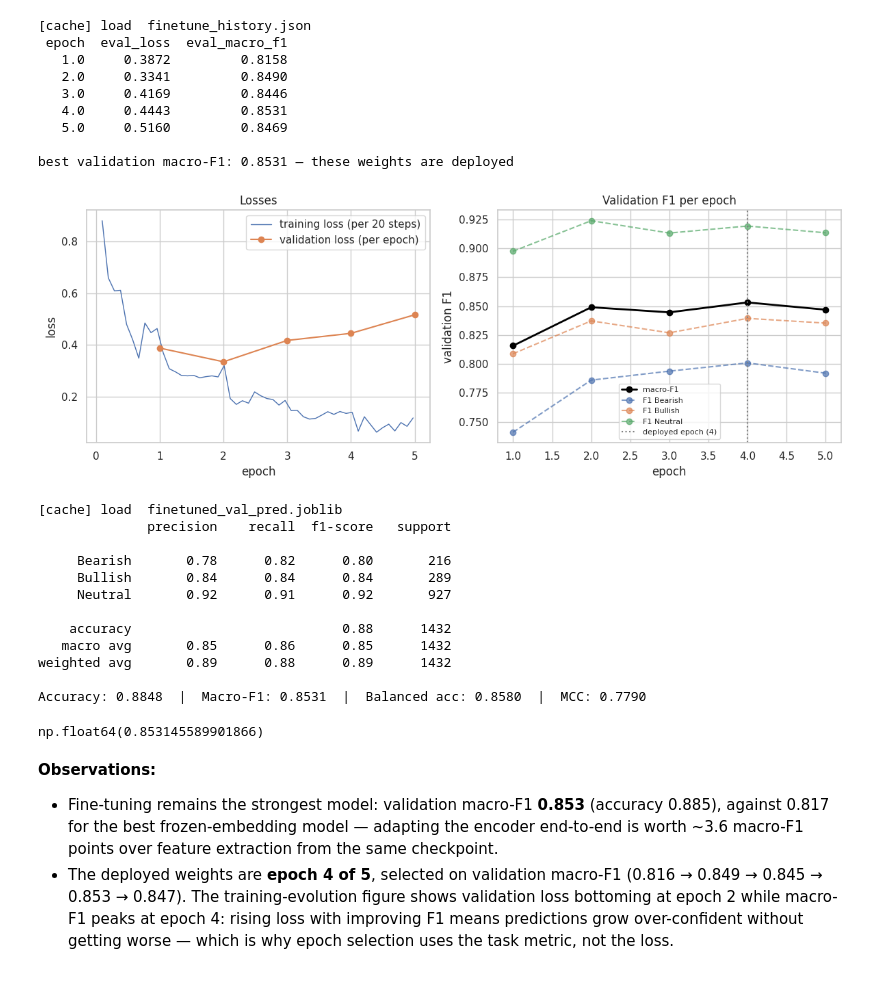
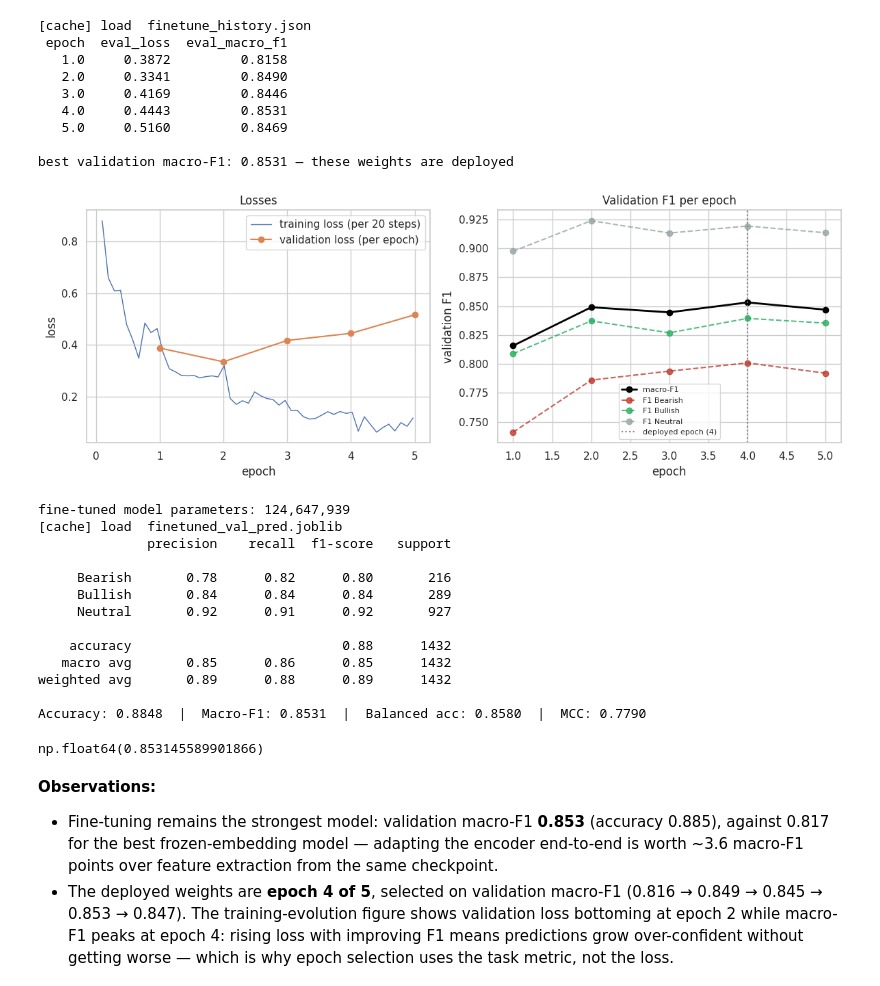
Before and after one commit to simon-sazonov/Text_Mining, a Jupyter notebook: group_12/tm_tests_12_v2.ipynb, the cells around one changed output. Drawn from its saved outputs; the diff is of its cells as text; code cells hidden in the pictures.

```diff
--- a/group_12/tm_tests_12_v2.ipynb
+++ b/group_12/tm_tests_12_v2.ipynb
@@ -200,15 +200,16 @@ def show_errors(texts, y_true, y_pred, n_per_cell=4):
                 print("   -", str(text)[:120])
 # %%
 # Reusable plotting helpers
-CMAP = "viridis"   # project colormap
-def labeled_barplot(data, feature, perc=False, n=None, save=None):
+CMAP = "viridis"   # heatmaps (results grids)
+CLASS_COLORS = {"Bearish": "#c0392b", "Bullish": "#27ae60", "Neutral": "#95a5a6"}   # market semantics
+def labeled_barplot(data, feature, perc=False, n=None, save=None, palette=CMAP):
     """Barplot of a categorical column, each bar labeled with its count (or percentage if perc=True)."""
     total = len(data[feature])
     n_categories = data[feature].nunique()
     plt.figure(figsize=((n or n_categories) + 1, 5))
     order = data[feature].value_counts().index[:n].sort_values()
     ax = sns.countplot(data=data, x=feature, hue=feature, legend=False,
-                       palette=CMAP, order=order)
+                       palette=palette, order=order)
     for patch in ax.patches:
         if perc:
             label = "{:.1f}%".format(100 * patch.get_height() / total)
@@ -219,7 +220,7 @@ def labeled_barplot(data, feature, perc=False, n=None, save=None):
                     ha="center", va="center", size=12,
                     xytext=(0, 5), textcoords="offset points")
     if save:
-        plt.savefig(save, dpi=150, bbox_inches="tight")
+        plt.savefig(f"{REPORT_FIG}/{save}", dpi=150, bbox_inches="tight")
     plt.show()
 
 def histogram_boxplot(data, feature, figsize=(10, 5), kde=False, bins=None):
@@ -693,7 +694,7 @@ The techniques compose into one cleaner whose choices follow directly from the E
 # %%
 def clean_text(texts):
     out = []
-    for t in tqdm(texts, leave=False, desc="clean"):
+    for t in tqdm(texts, leave=False, desc="clean", disable=len(texts) < 10):
         t = remove_urls_mentions(str(t).lower())
         t = normalize_financial(t)                 # BEFORE letters-only, so ticker/pct/num survive
         t = keep_letters_only(t)
@@ -1293,26 +1294,27 @@ best validation macro-F1: 0.8531 — these weights are deployed
 # %%
 # Evolution during training: optimisation (losses) and generalisation (validation F1)
 log = pd.DataFrame(FT_HISTORY["log"])
 steps  = log[log.get("loss").notna()]
 epochs = log[log.get("eval_macro_f1").notna()]
 best   = epochs.loc[epochs["eval_macro_f1"].idxmax()]
 
 fig, (ax_loss, ax_f1) = plt.subplots(1, 2, figsize=(12, 4.5))
 ax_loss.plot(steps["epoch"], steps["loss"], lw=1, label="training loss (per 20 steps)")
 ax_loss.plot(epochs["epoch"], epochs["eval_loss"], "o-", label="validation loss (per epoch)")
 ax_loss.set_xlabel("epoch"); ax_loss.set_ylabel("loss"); ax_loss.set_title("Losses"); ax_loss.legend()
 
 ax_f1.plot(epochs["epoch"], epochs["eval_macro_f1"], "o-", color="black", lw=2, label="macro-F1")
 for name in TARGET_NAMES:
-    ax_f1.plot(epochs["epoch"], epochs[f"eval_f1_{name.lower()}"], "o--", alpha=0.7, label=f"F1 {name}")
+    ax_f1.plot(epochs["epoch"], epochs[f"eval_f1_{name.lower()}"], "o--", alpha=0.8,
+                color=CLASS_COLORS[name], label=f"F1 {name}")
 ax_f1.axvline(best["epoch"], color="grey", ls=":", label=f"deployed epoch ({int(best['epoch'])})")
 ax_f1.set_xlabel("epoch"); ax_f1.set_ylabel("validation F1"); ax_f1.set_title("Validation F1 per epoch")
 ax_f1.legend(fontsize=8)
 plt.tight_layout()
 plt.savefig(f"{REPORT_FIG}/finetune_training.png", dpi=150, bbox_inches="tight")
 plt.show()
 # %% [output]
-[figure, old version]
+[figure, new version]
 # %%
 def ft_predict(texts, batch_size=256):
     """Batched inference with the saved fine-tuned encoder (reused for test scoring later)."""
@@ -1329,9 +1331,12 @@ def ft_predict(texts, batch_size=256):
         torch.cuda.empty_cache()
     return np.concatenate(preds)
 
+print(f"fine-tuned model parameters: "
+      f"{AutoModelForSequenceClassification.from_pretrained(FT_DIR).num_parameters():,}")
 ft_val_pred = load_or_build("finetuned_val_pred.joblib", lambda: ft_predict(list(X_val_raw)))
 evaluate(y_val, ft_val_pred, "raw text", "twitter-RoBERTa fine-tuned")
 # %% [output]
+fine-tuned model parameters: 124,647,939
 [cache] load  finetuned_val_pred.joblib
               precision    recall  f1-score   support
 
```
Also changed, not shown: parts of 15 cells of this notebook, 13 other files.
